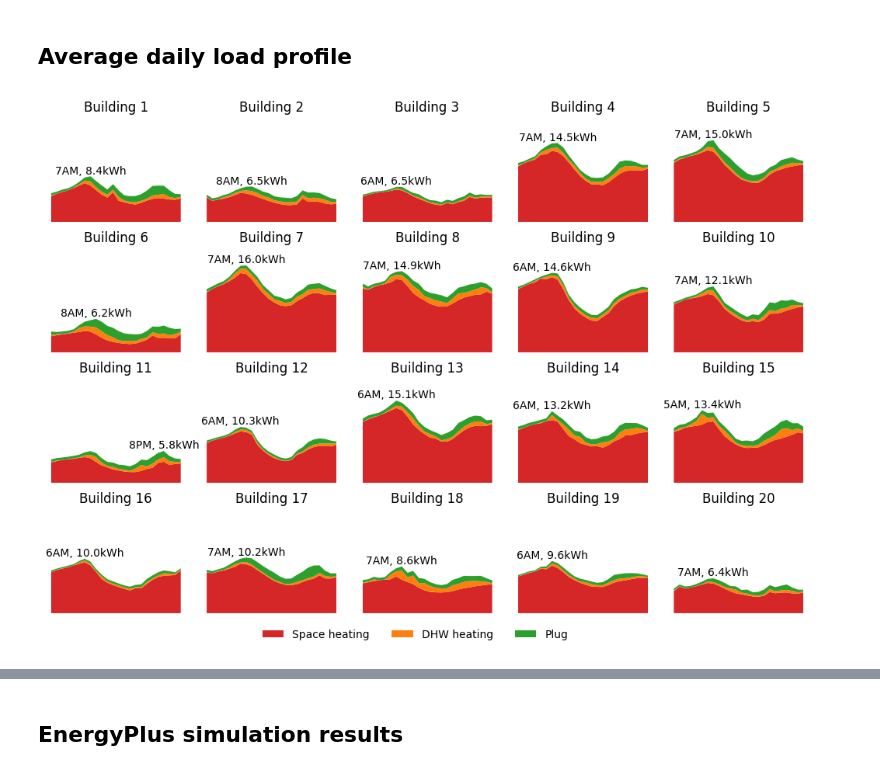
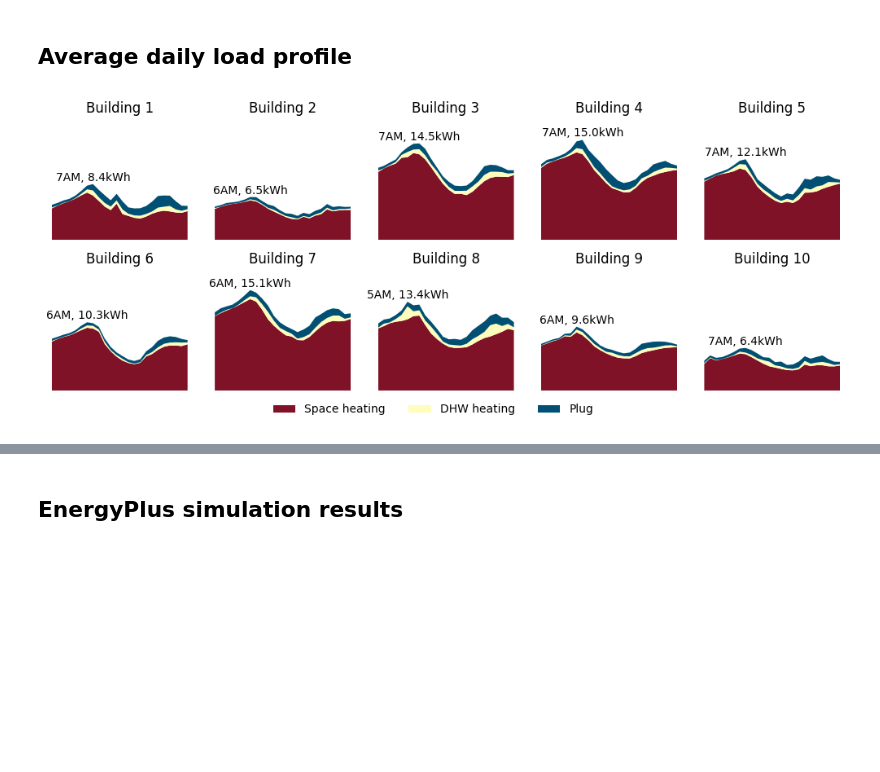
Before and after one commit to kkaspar10/Occupant_Thermostat_Int, a Jupyter notebook: simulation/notebooks/general.ipynb, the cells around one changed output, grey strips where cells are left out. Cells and saved outputs as stored; diff of their text form; code cells hidden in the pictures; blank space fills up the shorter version.

Commit message:
updated journal paper figures and tables

```diff
--- a/simulation/notebooks/general.ipynb
+++ b/simulation/notebooks/general.ipynb
@@ -70,19 +70,28 @@ FROM (
 """
 metadata = DATABASE.query_table(query)
 metadata.insert(
-    loc=3,
+    loc=4,
     column='Geometry',
     value='{\includegraphics[height=0.45in]{figures/building_geometry/' + metadata['bldg_id'].astype(str) + '}}'
 )
-display(metadata)
 
 with pd.option_context("max_colwidth", 1000):
-    filepath = os.path.join(FileHandler.METADATA_DIRECTORY, 'building_cluster_metadata.tex')
-    tex = metadata.to_latex( escape=False, index=False)
+    # all metadata
+    metadata.to_csv(os.path.join(FileHandler.METADATA_DIRECTORY, 'building_cluster_metadata.csv'), index=False)
+
+    # final selection buildings:
+    final_selection_metadata = metadata[metadata['bldg_id'].isin(FileHandler.get_settings()['building_selection']['final_bldg_ids'])].copy()
+    final_selection_metadata = final_selection_metadata.sort_values('ID')
+    final_selection_metadata['ID'] = final_selection_metadata.reset_index().index + 1
+    final_selection_metadata.to_csv(os.path.join(FileHandler.METADATA_DIRECTORY, 'final_selection_building_cluster_metadata.csv'), index=False)
+
+    filepath = os.path.join(FileHandler.METADATA_DIRECTORY, 'final_selection_building_cluster_metadata.tex')
+    tex = final_selection_metadata.to_latex( escape=False, index=False)
     tex = re.sub(r'[ \t\f\v]+', ' ', tex)
 
     with open(filepath, 'w') as f:
         f.write(tex)
 
-    metadata.to_csv(filepath.replace('.tex', '.csv'), index=False)
+    display(final_selection_metadata)
+    # 411001, 450491, 376570, 391597, 245723, 425540
 # %% [output]
@@ -108,12 +111,12 @@ with pd.option_context("max_colwidth", 1000):
 # %%
 schema = read_json(os.path.join(FileHandler.SCHEMA_DIRECTORY, 'schema.json'))
 data = [{
-    'Bldg. ID': metadata[metadata['bldg_id']==int(k)].iloc[0]['ID'],
+    'Bldg. ID': final_selection_metadata[final_selection_metadata['bldg_id']==int(k)].iloc[0]['ID'],
     'Heat pump (kW)': v['heating_device']['attributes']['nominal_power'],
     'Heat pump, ' + r'$\eta$': v['heating_device']['attributes']['efficiency'],
     'Electric heater (kW)': v['dhw_device']['attributes']['nominal_power'],
     'Electric heater, ' + r'$\eta$': v['dhw_device']['attributes']['efficiency']
-} for k, v in schema['buildings'].items()]
+} for k, v in schema['buildings'].items() if int(k) in final_selection_metadata['bldg_id'].tolist()]
 data = pd.DataFrame(data).sort_values('Bldg. ID')
 data.iloc[:, 1:] = data.iloc[:, 1:].round(2)
 
@@ -134,0 +141,15 @@ with pd.option_context("max_colwidth", 1000, 'display.max_columns', None):
+# %%
+data = pd.read_csv(os.path.join(FileHandler.METADATA_DIRECTORY, 'comfort_reward_tuning_best_result.csv'))
+data = data.merge(final_selection_metadata, left_on='environment', right_on='bldg_id', how='inner')
+data = data.set_index('ID').sort_index()
+data = data[['lower_exponent', 'higher_exponent']].T
+
+with pd.option_context("max_colwidth", 1000, 'display.max_columns', None):
+    filepath = os.path.join(FileHandler.METADATA_DIRECTORY, 'comfort_reward_tuning_best_result.tex')
+    tex = data.to_latex( escape=False, index=True)
+    tex = re.sub(r'[ \t\f\v]+', ' ', tex)
+
+    with open(filepath, 'w') as f:
+        f.write(tex)
+
+    display(data)
@@ -140,12 +165,13 @@ with pd.option_context("max_colwidth", 1000, 'display.max_columns', None):
 # %%
 columns = ['heating_electricity_consumption', 'dhw_electricity_consumption', 'non_shiftable_load_electricity_consumption']
 labels = ['Space heating', 'DHW heating', 'Plug']
-colors = ['tab:red', 'tab:orange', 'tab:green']
+colors = ['#801228', '#fffdbc', '#015073']
 data = DataHandler.get_concat_data('lod_1', 'time_series')
+data = data[data['bldg_name'].isin(final_selection_metadata['bldg_id'].astype(str).tolist())]
 data['day_ix'] = (data['time_step']/24).astype(int)
 data['hour'] = data['time_step'] - data['day_ix']*24
 data = data.groupby(['bldg_name', 'hour'])[columns].mean().reset_index()
-data['bldg_index'] = data['bldg_name'].map(lambda x: metadata[metadata['bldg_id']==int(x)].iloc[0]['ID'])
+data['bldg_index'] = data['bldg_name'].map(lambda x: final_selection_metadata[final_selection_metadata['bldg_id']==int(x)].iloc[0]['ID'])
 building_count = len(data['bldg_index'].unique())
 column_count_limit = 5
 row_count = math.ceil(building_count/column_count_limit)
@@ -165,34 +191,34 @@ for i, (ax, (b, bdata)) in enumerate(zip(fig.axes, data.groupby(['bldg_index']))
     elif peak_hour < 12:
         peak_hour_str = f'{peak_hour}AM'
 
     elif peak_hour == 12:
         peak_hour_str = '12PM'
 
     else:
         peak_hour_str = f'{peak_hour - 12}PM'
 
     ax.text(peak_hour, peak + 0.5, f'{peak_hour_str}, {round(peak, 1)}kWh', ha='center')
     ax.set_title(f'Building {b}', y=1.2)
     ax.margins(0)
     ax.axis(False)
 
 
     if i == 0:
         ax.legend(
             bbox_to_anchor=(0.5,0.1),
             loc='upper center',
             bbox_transform=fig.transFigure,
             framealpha=0,
             ncol=len(columns)
         )
 
     else:
         pass
 
 plt.savefig(os.path.join(FileHandler.JOURNAL_PAPER_FIGURES_DIRECTORY, f'average_daily_load_profile.pdf'), bbox_inches='tight', transparent=False)
 plt.show()
 # %% [output]
-[figure, old version]
+[figure, new version]
 # %%
 plot_data = data.copy()
 plot_data = plot_data.groupby('bldg_index')[columns].sum()
```
Also changed, not shown: parts of 16 cells of this notebook, 13 other files.
